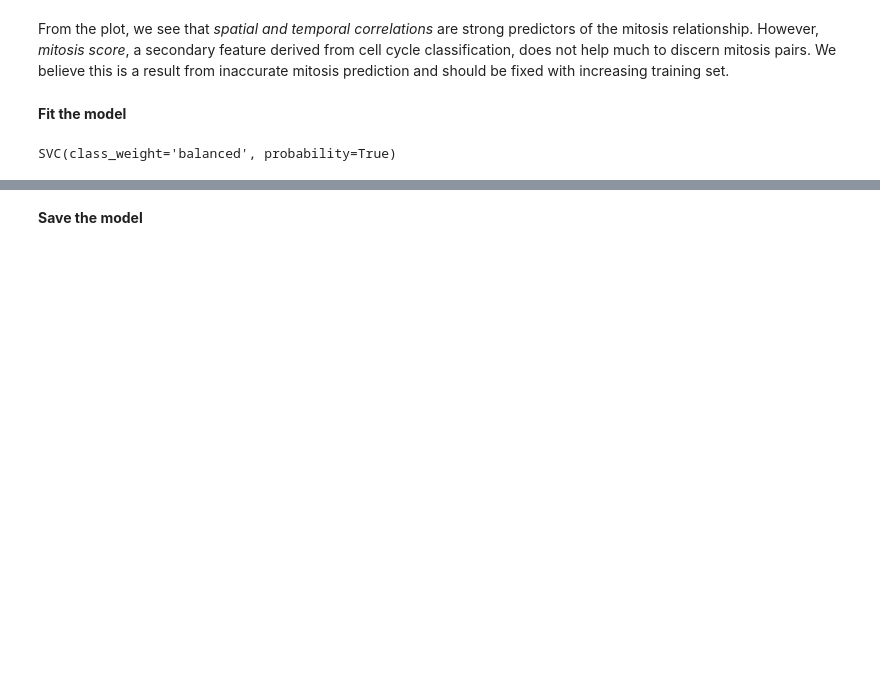
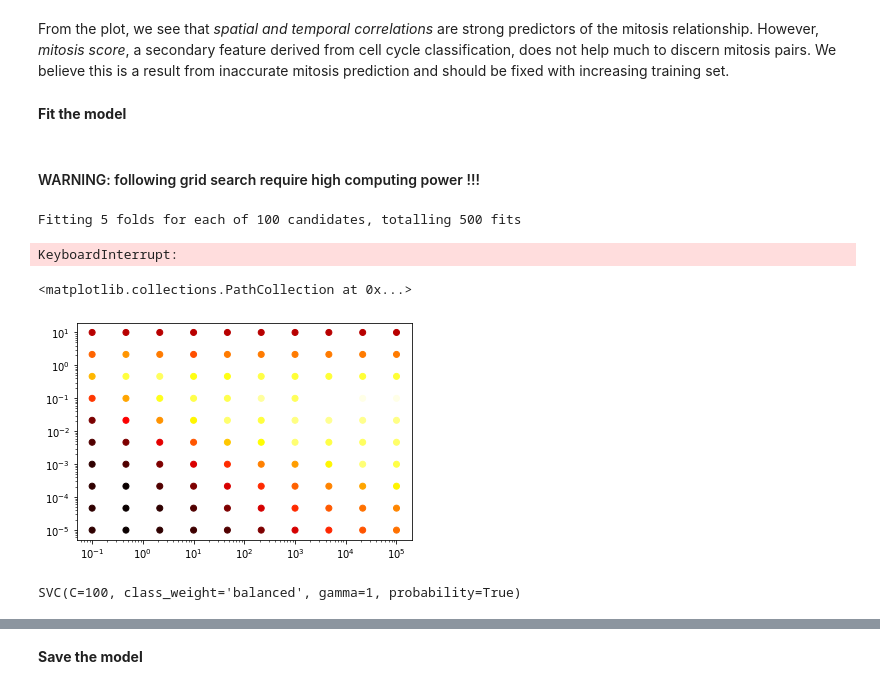
Before and after one commit to Jeff-Gui/PCNAdeep, a Jupyter notebook: bin/train_pcna_SVM.ipynb, the cells around one changed output, grey strips where cells are left out. Drawn from its saved outputs; the diff is of its cells as text; code cells hidden in the pictures; blank space fills up the shorter version.

```diff
--- a/bin/train_pcna_SVM.ipynb
+++ b/bin/train_pcna_SVM.ipynb
@@ -349,10 +317,50 @@ plt.scatter(sub[:,0], sub[:,1], c=y, s=(- min(sub[:,2]) + sub[:,2])*1, alpha=0.2
 From the plot, we see that _spatial and temporal correlations_ are strong predictors of the mitosis relationship. However, _mitosis score_, a secondary feature derived from cell cycle classification, does not help much to discern mitosis pairs. We believe this is a result from inaccurate mitosis prediction and should be fixed with increasing training set.
 # %% [markdown]
 __Fit the model__
+# %%
+C_range = list(map(lambda x:10**x, np.linspace(-1,5,10)))
+gamma_range = list(map(lambda x:10**x, np.linspace(-5,1,10)))
+# %% [markdown]
+#### WARNING: following grid search require high computing power !!!
+# %%
+# Grid search on best params
+from sklearn.model_selection import GridSearchCV
+from sklearn.model_selection import cross_val_score
+from sklearn.svm import SVC
+
+def svm_cross_validation(train_x, train_y):
+    model = SVC(kernel='rbf', probability=True, class_weight='balanced')
+    param_grid = {'C': C_range, 'gamma': gamma_range}
+    grid_search = GridSearchCV(model, param_grid, n_jobs = 2, verbose=1, scoring='f1')
+    grid_search.fit(train_x, train_y)
+    best_parameters = grid_search.best_estimator_.get_params()
+    for para, val in list(best_parameters.items()):
+        print(para, val)
+    model = SVC(kernel='rbf', C=best_parameters['C'], gamma=best_parameters['gamma'], probability=True, class_weight='balanced')
+    model.fit(train_x, train_y)
+    return model, grid_search.cv_results_
+
+model, results = svm_cross_validation(X_resampled_smote, y_resampled_smote)
+scores = cross_val_score(model, X_resampled_smote, y_resampled_smote, cv=5)
+print(scores)
+# %% [output]
+Fitting 5 folds for each of 100 candidates, totalling 500 fits
+KeyboardInterrupt:
+# %%
+score = results['mean_test_score']
+gamma = results['param_gamma']
+c = list(results['param_C'])
+# %%
+import matplotlib.pyplot as plt
+plt.yscale("log")
+plt.xscale("log")
+plt.scatter(x=c, y=gamma, c=score, cmap='hot')
+# %% [output]
+<matplotlib.collections.PathCollection at 0x...>
+[figure, added]
 # %%
-# A plain fit of model
 from sklearn.svm import SVC
-clf = SVC(probability=True, class_weight='balanced')
-clf.fit(X, y)
+model = SVC(kernel='rbf', C=100, gamma=1, probability=True, class_weight='balanced')
+model.fit(X, y)
 # %% [output]
-SVC(class_weight='balanced', probability=True)
+SVC(C=100, class_weight='balanced', gamma=1, probability=True)
```
Also changed, not shown: parts of 12 cells of this notebook, 6 other files.
